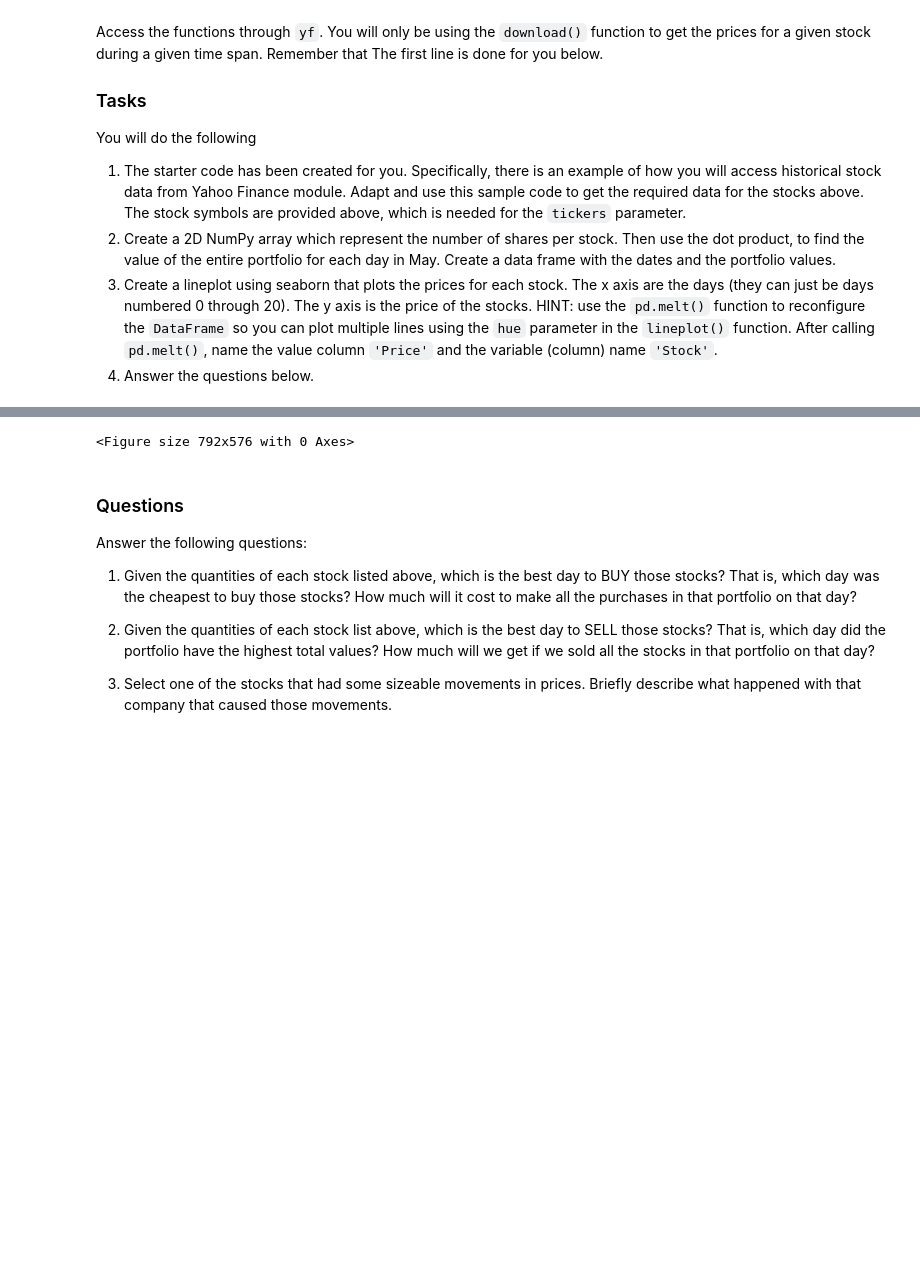
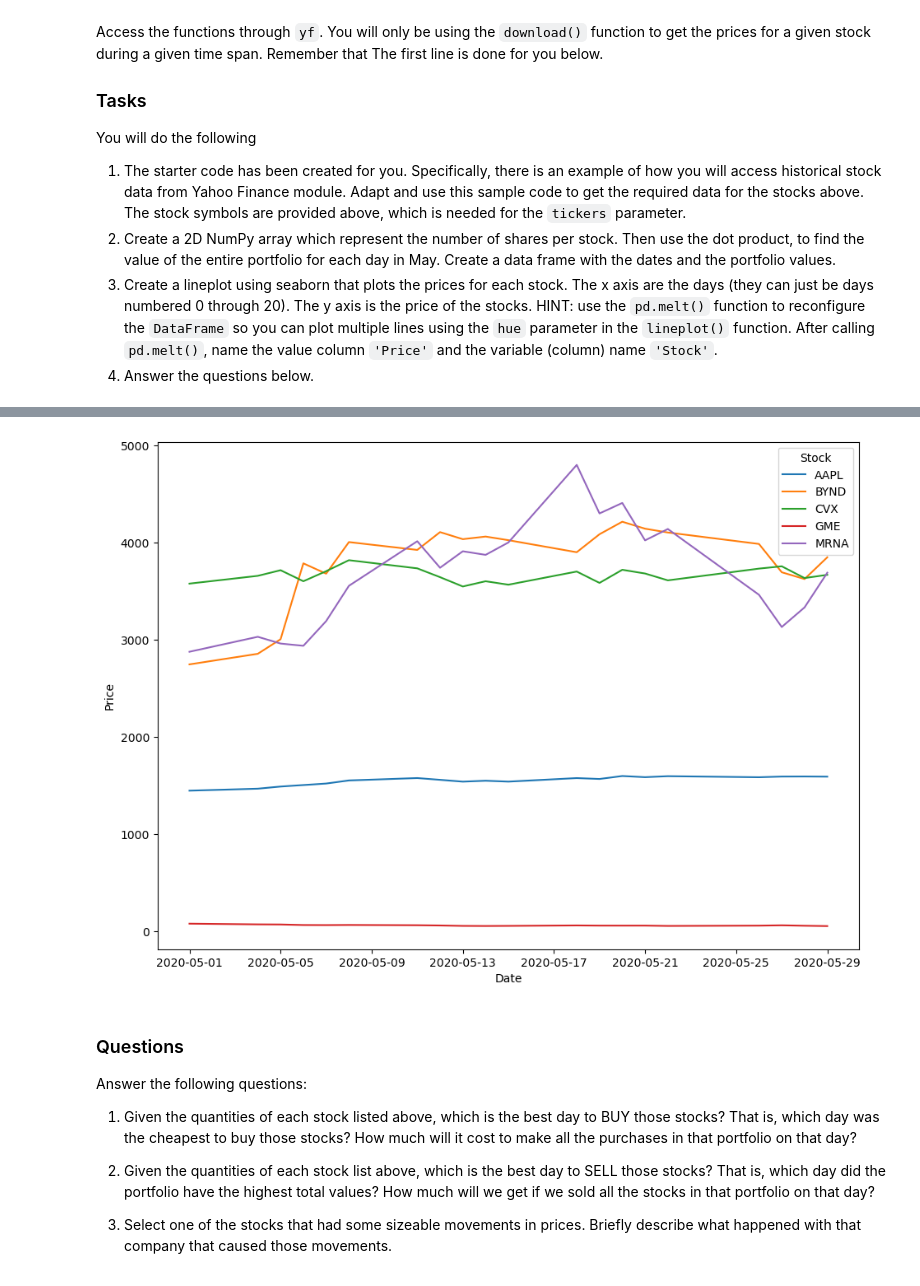
Before and after one commit to eriosta/analytics-viz, a Jupyter notebook: module2/lab2a.ipynb, the cells around one changed output, grey strips where cells are left out. Cells and saved outputs as stored; diff of their text form; code cells hidden in the pictures; blank space fills up the shorter version.

```diff
--- a/module2/lab2a.ipynb
+++ b/module2/lab2a.ipynb
@@ -48,6 +48,7 @@ import matplotlib.pyplot as plt
 import seaborn as sns
 import numpy as np
 import yfinance as yf
+import pandas as pd
 
 # This is an example code to download the historic stock price data during March 2020 for AMC and TSLA (Tesla)
 # stock. It will collect the data in intervals of one day. You will get a DataFrame of closing
@@ -55,5 +56,22 @@ import yfinance as yf
 # 'Close' column as we are using that to determine # the price of each stock.
 price_data = yf.download( tickers=['AMC','TSLA'], start='2020-03-01', end='2020-03-30', interval='1d' )[ 'Close' ]
 print( price_data )
+
+# type: ignore
+a2D = np.array([['AAPL',20],['BYND',30],['CVX',40],['GME',50],['MRNA',60]])
+
+price_data = yf.download(
+    tickers=list(a2D[:,0]),
+    start='2020-05-01', end='2020-05-30',
+    interval='1d' )[ 'Close' ]
+
+price_data['AAPL'] = price_data['AAPL'] * int(a2D[0,1])
+price_data['BYND'] = price_data['BYND'] * int(a2D[1,1])
+price_data['CVX'] = price_data['CVX'] * int(a2D[2,1])
+price_data['GME'] = price_data['GME'] * int(a2D[3,1])
+price_data['MRNA'] = price_data['MRNA'] * int(a2D[4,1])
+
+price_data = pd.melt(price_data, value_vars=['AAPL','BYND','CVX','GME','MRNA'],ignore_index=False)
+price_data.rename(columns={'value':'Price','variable':'Stock'},inplace=True)
 # %% [output]
 [*********************100%***********************]  2 of 2 completed
@@ -76,13 +94,9 @@ Date
-# %%
-# Starter code for your figure
-fig = plt.figure( figsize=(11,8) )
-
-# Your code goes here
-
-
-plt.show()
-# %% [output]
-<Figure size 792x576 with 0 Axes>
+# %%
+fig = plt.figure( figsize=(11,8) )
+sns.lineplot(data=price_data, x=price_data.index,y="Price", hue="Stock")
+plt.show()
+# %% [output]
+[figure, added]
 # %% [markdown]
 ### Questions
 
```
Also changed, not shown: parts of 1 cell of this notebook, 2 other files.
